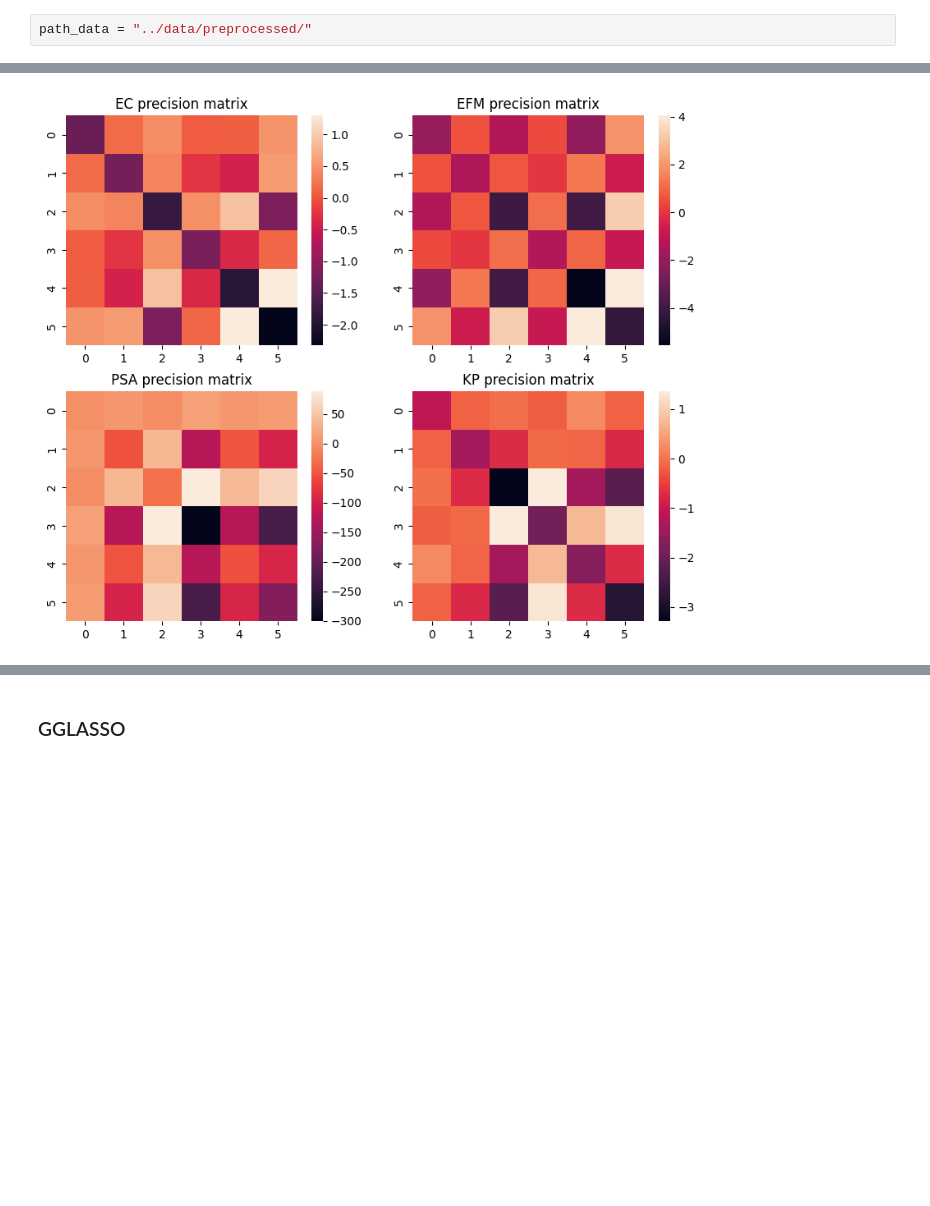
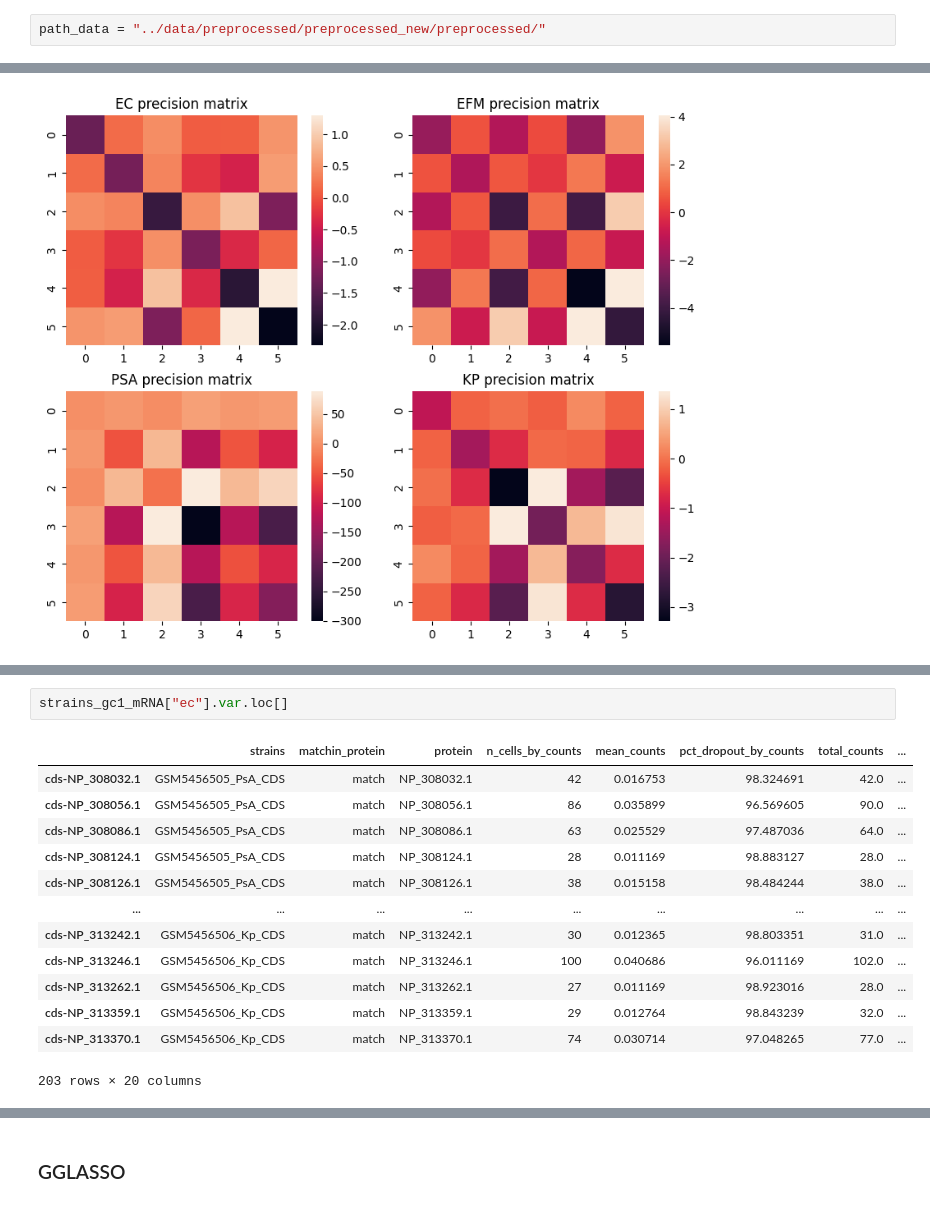
Before and after one commit to leuschjanphilipp/BacDrop-ggi, a Jupyter notebook: notebooks/03_mRNA_ggl.ipynb, the cells around one changed output, grey strips where cells are left out. Saved outputs shown, nothing was run; the diff lists cells and outputs as text; blank space fills up the shorter version.

```diff
--- a/notebooks/03_mRNA_ggl.ipynb
+++ b/notebooks/03_mRNA_ggl.ipynb
@@ -27,7 +27,7 @@ warnings.filterwarnings('ignore', category=FutureWarning)
 - Converting genes to protein clusters (PCs) as index
 - Assemble input for latentcor and gglasso inlcuding random subsampling per strain so each has the same number of observations
 # %%
-path_data = "../data/preprocessed/"
+path_data = "../data/preprocessed/preprocessed_new/preprocessed/"
 # %%
 strain_names = ["ec", "efm", "psa", "kp"]
 strains_gc5_mRNA = {}
@@ -248,0 +389,16 @@ Text(0.5, 1.0, 'KP precision matrix')
+# %%
+strains_gc1_mRNA["ec"].var.loc[]
+# %% [output]
+|  | strains | matchin_protein | protein | n_cells_by_counts | mean_counts | pct_dropout_by_counts | total_counts | ... |
+| cds-NP_308032.1 | GSM5456505_PsA_CDS | match | NP_308032.1 | 42 | 0.016753 | 98.324691 | 42.0 | ... |
+| cds-NP_308056.1 | GSM5456505_PsA_CDS | match | NP_308056.1 | 86 | 0.035899 | 96.569605 | 90.0 | ... |
+| cds-NP_308086.1 | GSM5456505_PsA_CDS | match | NP_308086.1 | 63 | 0.025529 | 97.487036 | 64.0 | ... |
+| cds-NP_308124.1 | GSM5456505_PsA_CDS | match | NP_308124.1 | 28 | 0.011169 | 98.883127 | 28.0 | ... |
+| cds-NP_308126.1 | GSM5456505_PsA_CDS | match | NP_308126.1 | 38 | 0.015158 | 98.484244 | 38.0 | ... |
+| ... | ... | ... | ... | ... | ... | ... | ... | ... |
+| cds-NP_313242.1 | GSM5456506_Kp_CDS | match | NP_313242.1 | 30 | 0.012365 | 98.803351 | 31.0 | ... |
+| cds-NP_313246.1 | GSM5456506_Kp_CDS | match | NP_313246.1 | 100 | 0.040686 | 96.011169 | 102.0 | ... |
+| cds-NP_313262.1 | GSM5456506_Kp_CDS | match | NP_313262.1 | 27 | 0.011169 | 98.923016 | 28.0 | ... |
+| cds-NP_313359.1 | GSM5456506_Kp_CDS | match | NP_313359.1 | 29 | 0.012764 | 98.843239 | 32.0 | ... |
+| cds-NP_313370.1 | GSM5456506_Kp_CDS | match | NP_313370.1 | 74 | 0.030714 | 97.048265 | 77.0 | ... |
+203 rows × 20 columns
```
Also changed, not shown: parts of 16 cells of this notebook, 1 other file.
